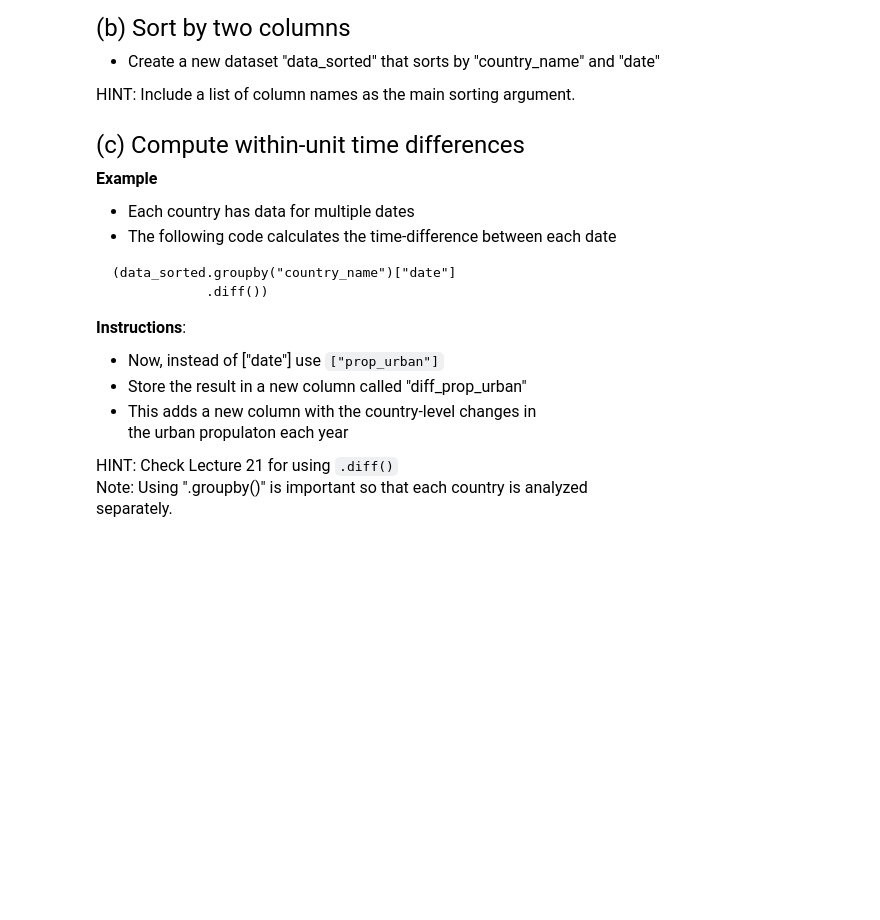
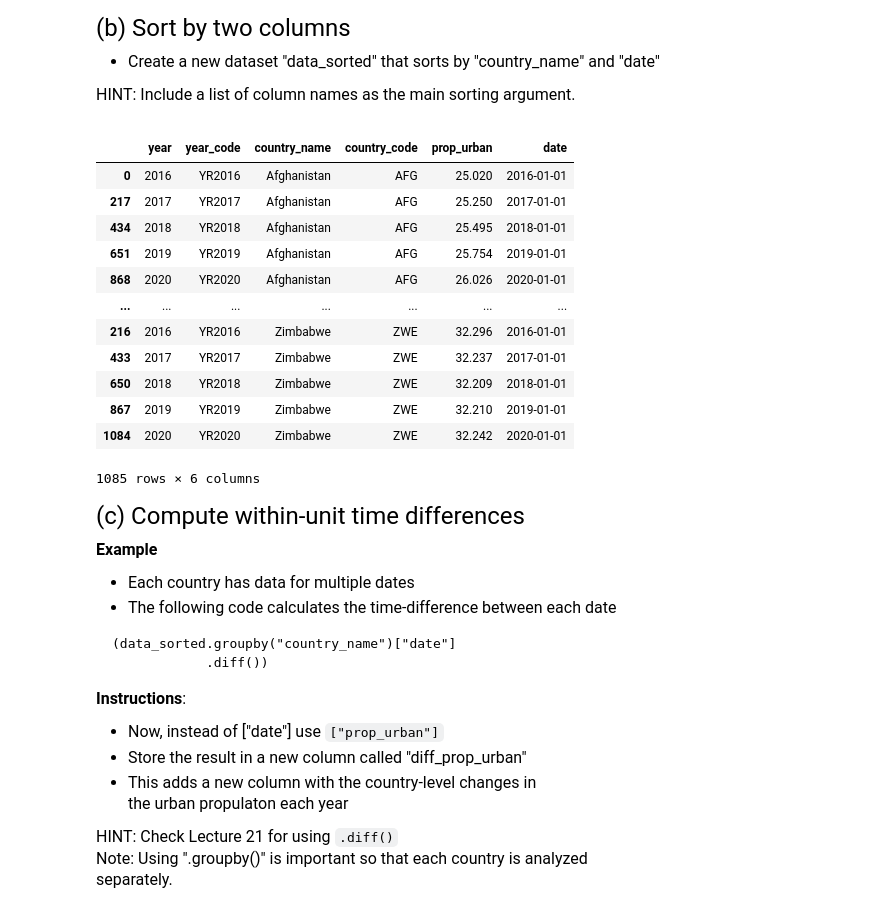
Before and after one commit to EnocD/qtm151_fall_2023, a Jupyter notebook: assingments/assignment10/assignment10.ipynb, the cells around one changed output. Drawn from its saved outputs; the diff is of its cells as text; code cells hidden in the pictures; blank space fills up the shorter version.

```diff
--- a/assingments/assignment10/assignment10.ipynb
+++ b/assingments/assignment10/assignment10.ipynb
@@ -72,8 +72,22 @@ Name: date, Length: 1085, dtype: datetime64[ns]
 HINT: Include a list of column names as the main sorting argument.
 # %%
 # Write your own code
-date_config = pd.Grouper(key = "date")
-data_sorted = wdi_long.groupby(["country_name", date_config])
+data_sorted = wdi_long.sort_values(["country_name", "date"])
+data_sorted
+# %% [output]
+|  | year | year_code | country_name | country_code | prop_urban | date |
+| 0 | 2016 | YR2016 | Afghanistan | AFG | 25.020 | 2016-01-01 |
+| 217 | 2017 | YR2017 | Afghanistan | AFG | 25.250 | 2017-01-01 |
+| 434 | 2018 | YR2018 | Afghanistan | AFG | 25.495 | 2018-01-01 |
+| 651 | 2019 | YR2019 | Afghanistan | AFG | 25.754 | 2019-01-01 |
+| 868 | 2020 | YR2020 | Afghanistan | AFG | 26.026 | 2020-01-01 |
+| ... | ... | ... | ... | ... | ... | ... |
+| 216 | 2016 | YR2016 | Zimbabwe | ZWE | 32.296 | 2016-01-01 |
+| 433 | 2017 | YR2017 | Zimbabwe | ZWE | 32.237 | 2017-01-01 |
+| 650 | 2018 | YR2018 | Zimbabwe | ZWE | 32.209 | 2018-01-01 |
+| 867 | 2019 | YR2019 | Zimbabwe | ZWE | 32.210 | 2019-01-01 |
+| 1084 | 2020 | YR2020 | Zimbabwe | ZWE | 32.242 | 2020-01-01 |
+1085 rows × 6 columns
 # %% [markdown]
 <font size = "5">
 
```
Also changed, not shown: parts of 4 cells of this notebook, 3 other files.
